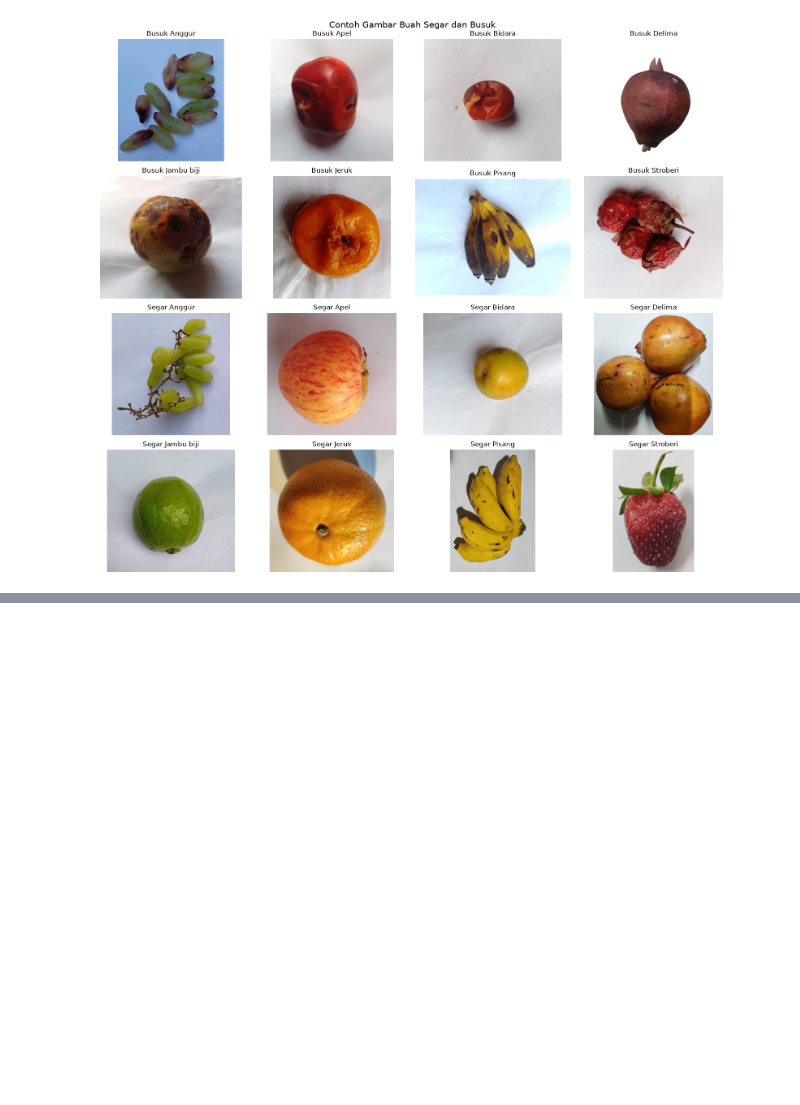
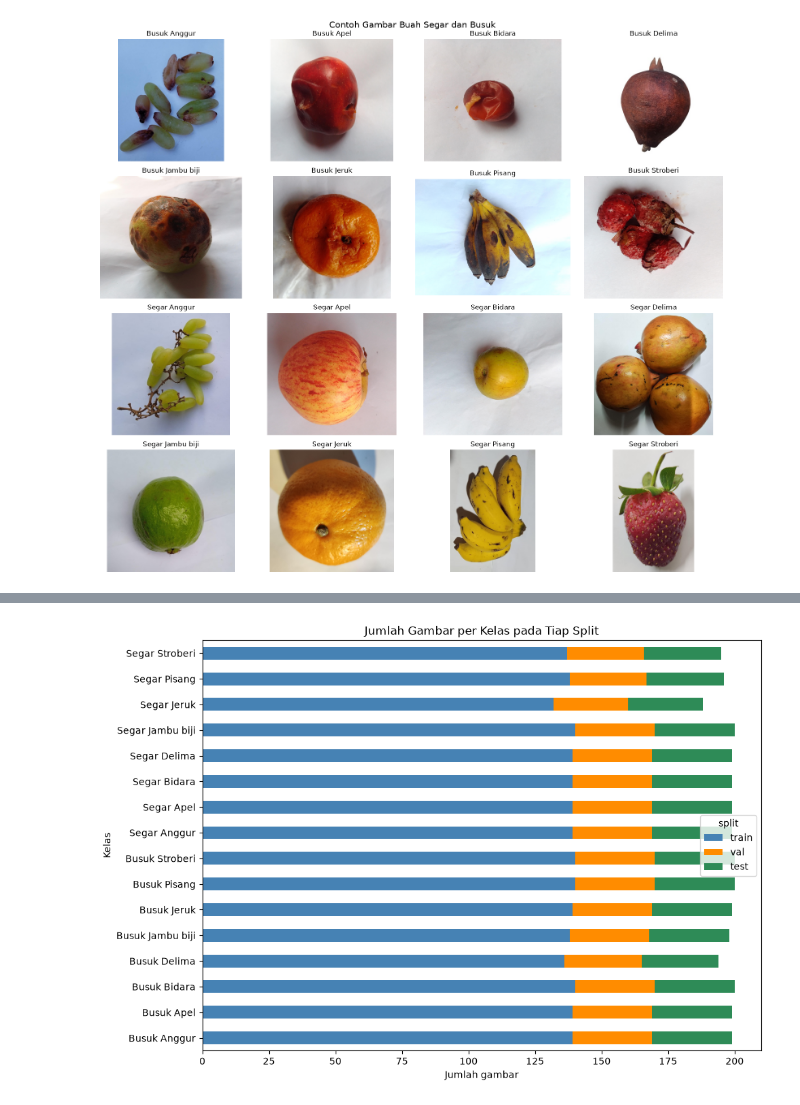
Before and after one commit to carlos1739/fruit_freshness_classification, a Jupyter notebook: notebooks/proyek1.ipynb, the cells around one changed output, grey strips where cells are left out. Saved outputs shown, nothing was run; the diff lists cells and outputs as text; code cells hidden in the pictures; blank space fills up the shorter version.

```diff
--- a/notebooks/proyek1.ipynb
+++ b/notebooks/proyek1.ipynb
@@ -332,0 +519,18 @@ plt.show()
+# %%
+jumlah_kelas = data_bersih["kelas"].value_counts().reindex(daftar_kelas, fill_value=0)
+rasio_timpang = jumlah_kelas.max() / max(jumlah_kelas.min(), 1)
+
+if jumlah_kelas.min() < 10:
+    raise ValueError(
+        "Ada kelas dengan kurang dari 10 gambar setelah pembersihan: "
+        f"{jumlah_kelas.idxmin()} ({jumlah_kelas.min()}). Periksa ulang tahap pembersihan."
+    )
+
+pakai_bobot_kelas = bool(rasio_timpang > RASIO_TIMPANG_MAKS)
+
+print(f"Gambar per kelas: min {jumlah_kelas.min()}, maks {jumlah_kelas.max()}")
+print(f"Rasio kelas terbesar : terkecil = {rasio_timpang:.2f}")
+if pakai_bobot_kelas:
+    print("Kelas timpang -> bobot kelas dipakai (dihitung dari data train).")
+else:
+    print("Kelas relatif seimbang -> tanpa resampling, bobot kelas = 1.")
@@ -332,0 +547,43 @@ plt.show()
+# %%
+urutan_split = ["train", "val", "test"]
+bagian_data = []
+
+for nama_kelas, kelompok in data_bersih.groupby("kelas"):
+    kelompok = kelompok.sample(frac=1, random_state=BENIH_ACAK).copy()
+    n = len(kelompok)
+    n_test = max(1, round(n * RASIO_TEST))
+    n_val = max(1, round(n * RASIO_VAL))
+    n_train = n - n_val - n_test
+    kelompok["split"] = ["test"] * n_test + ["val"] * n_val + ["train"] * n_train
+    bagian_data.append(kelompok)
+
+data_split = pd.concat(bagian_data, ignore_index=True)
+data_split["label"] = data_split["kelas"].map(indeks_kelas)
+data_split["split"] = pd.Categorical(data_split["split"], categories=urutan_split, ordered=True)
+data_split = data_split.sort_values(["split", "kelas", "lokasi"], ignore_index=True)
+data_split["split"] = data_split["split"].astype(str)
+
+# Bobot kelas: hanya dari data train
+jumlah_train = data_split[data_split["split"] == "train"]["kelas"].value_counts()
+if pakai_bobot_kelas:
+    bobot_kelas = {
+        indeks_kelas[k]: float(jumlah_train.sum() / (len(daftar_kelas) * jumlah_train[k]))
+        for k in daftar_kelas
+    }
+else:
+    bobot_kelas = {indeks_kelas[k]: 1.0 for k in daftar_kelas}
+
+tabel_split = pd.crosstab(data_split["kelas"], data_split["split"])[urutan_split]
+tabel_split.loc["Total"] = tabel_split.sum()
+display(tabel_split)
+
+pd.crosstab(data_split["kelas"], data_split["split"])[urutan_split].plot(
+    kind="barh", stacked=True, figsize=(10, 7),
+    color=["steelblue", "darkorange", "seagreen"],
+)
+plt.title("Jumlah Gambar per Kelas pada Tiap Split")
+plt.xlabel("Jumlah gambar")
+plt.ylabel("Kelas")
+plt.tight_layout()
+plt.show()
+# %% [output]
@@ -332,0 +609 @@ plt.show()
+[figure, added]
```
Also changed, not shown: parts of 18 cells of this notebook, 4 other files.
